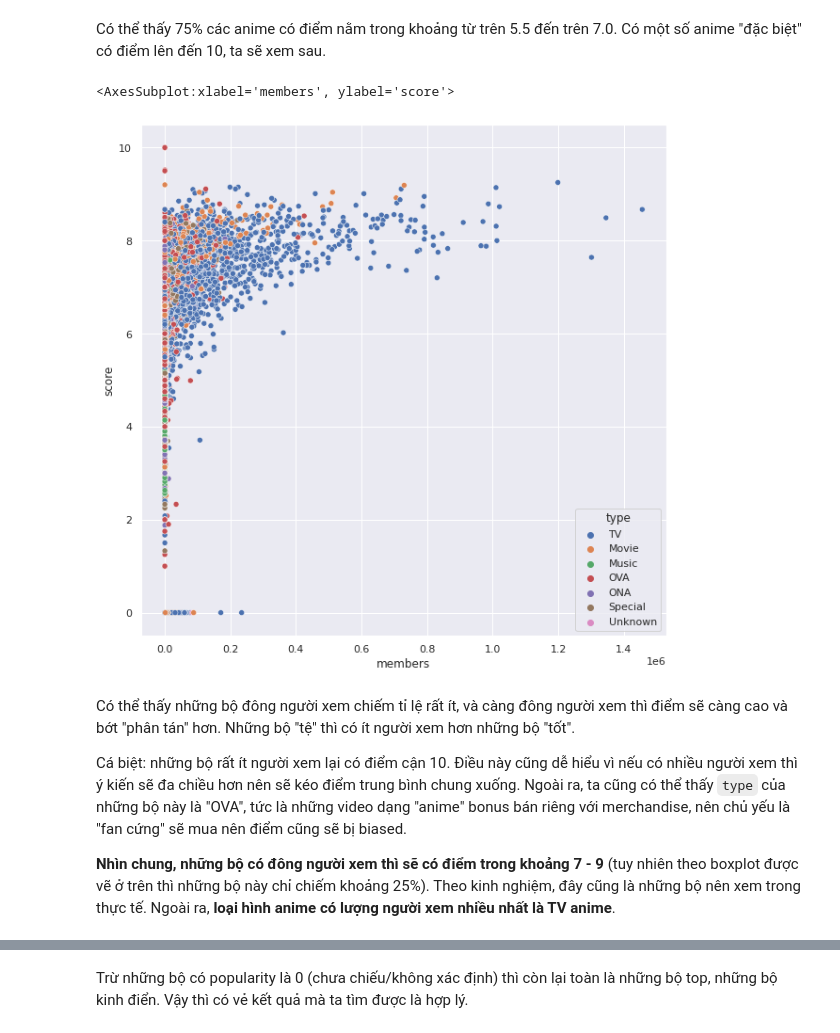
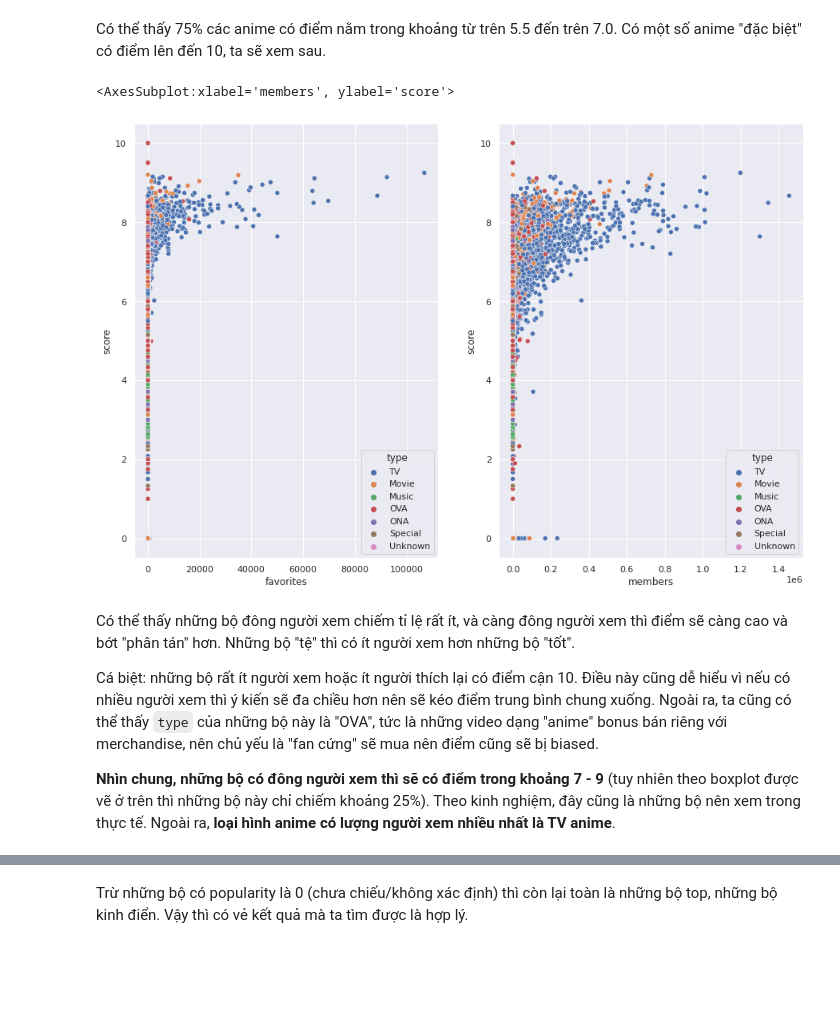
Before and after one commit to hungngocphat01/HCMUS-IntroDataSc-FinalProj, a Jupyter notebook: FINAL.ipynb, the cells around one changed output, grey strips where cells are left out. Cells and saved outputs as stored; diff of their text form; code cells hidden in the pictures; blank space fills up the shorter version.

```diff
--- a/FINAL.ipynb
+++ b/FINAL.ipynb
@@ -446,14 +461,14 @@ nan_to_zero = lambda *args: tuple(0 if np.isnan(i) else i for i in args)
 for idx in hr_series.index:
     # Nếu 1 trong 3 cột khác nan thì tính ra số phút
     # Nếu cả 3 cột là nan thì gán là nan
-    if any((hr_series[idx] != np.nan, min_series[idx] != np.nan, sec_series[idx] != np.nan)):
+    if np.all(np.isnan([hr_series[idx], min_series[idx], sec_series[idx]])):
+        dur_series[idx] = np.nan
+    else:
         hr, m, sec = nan_to_zero(hr_series[idx], min_series[idx], sec_series[idx])
         if (hr, m) == (0, 0):
             dur_series[idx] = round(sec/60, 2)
         else:
             dur_series[idx] = m + hr * 60
-    else:
-        dur_series[idx] = np.nan
 # %%
 animes_df.duration = dur_series
 animes_df.sample(10)
@@ -776,21 +802,29 @@ ax.set_xticks(np.arange(0, 10 + 0.5, 0.5));
 # %% [markdown]
 Có thể thấy 75% các anime có điểm nằm trong khoảng từ trên 5.5 đến trên 7.0. Có một số anime "đặc biệt" có điểm lên đến 10, ta sẽ xem sau.
 # %%
-fig, ax = plt.subplots(figsize=(10, 10))
+fig, (ax1, ax2) = plt.subplots(1, 2, figsize=(15, 10))
+sns.scatterplot(
+    data=animes_df,
+    x='favorites',
+    y='score',
+    hue='type',
+    ax=ax1
+)
+
 sns.scatterplot(
     data=animes_df,
     x='members',
     y='score',
     hue='type',
-    ax=ax
+    ax=ax2
 )
 # %% [output]
 <AxesSubplot:xlabel='members', ylabel='score'>
-[figure, old version]
+[figure, new version]
 # %% [markdown]
 Có thể thấy những bộ đông người xem chiếm tỉ lệ rất ít, và càng đông người xem thì điểm sẽ càng cao và bớt "phân tán" hơn. Những bộ "tệ" thì có ít người xem hơn những bộ "tốt".
 
-Cá biệt: những bộ rất ít người xem lại có điểm cận 10. Điều này cũng dễ hiểu vì nếu có nhiều người xem thì ý kiến sẽ đa chiều hơn nên sẽ kéo điểm trung bình chung xuống. Ngoài ra, ta cũng có thể thấy `type` của những bộ này là "OVA", tức là những video dạng "anime" bonus bán riêng với merchandise, nên chủ yếu là "fan cứng" sẽ mua nên điểm cũng sẽ bị biased.
+Cá biệt: những bộ rất ít người xem hoặc ít người thích lại có điểm cận 10. Điều này cũng dễ hiểu vì nếu có nhiều người xem thì ý kiến sẽ đa chiều hơn nên sẽ kéo điểm trung bình chung xuống. Ngoài ra, ta cũng có thể thấy `type` của những bộ này là "OVA", tức là những video dạng "anime" bonus bán riêng với merchandise, nên chủ yếu là "fan cứng" sẽ mua nên điểm cũng sẽ bị biased.
 
 **Nhìn chung, những bộ có đông người xem thì sẽ có điểm trong khoảng 7 - 9** (tuy nhiên theo boxplot được vẽ ở trên thì những bộ này chỉ chiếm khoảng 25%). Theo kinh nghiệm, đây cũng là những bộ nên xem trong thực tế. Ngoài ra, **loại hình anime có lượng người xem nhiều nhất là TV anime**.
 # %%
```
Also changed, not shown: parts of 37 cells of this notebook.
